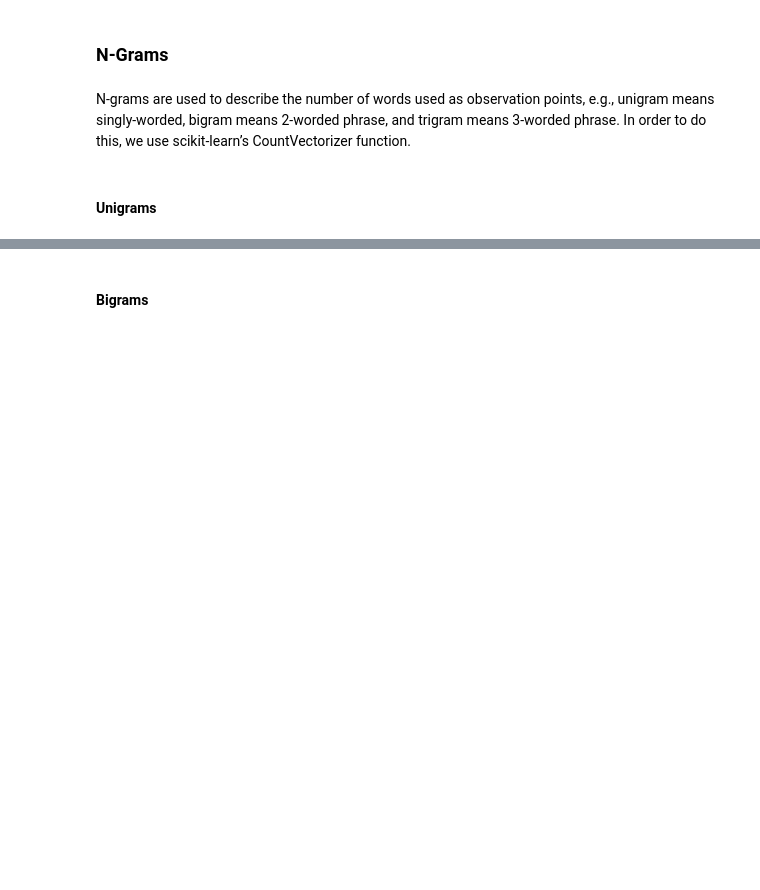
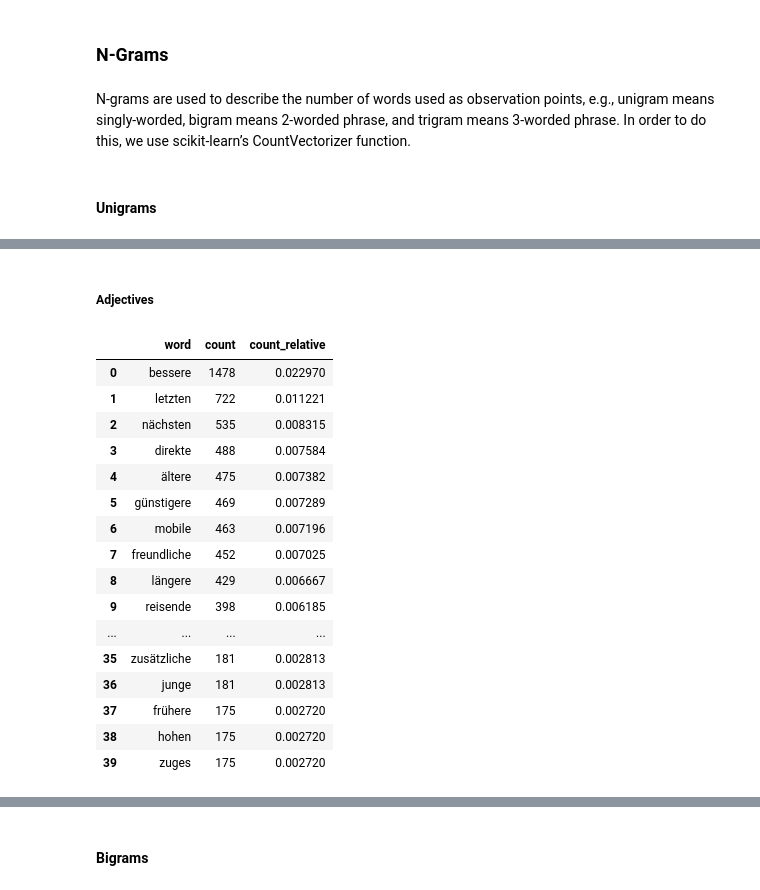
Before and after one commit to Faices/nlp-satisfaction, a Jupyter notebook: 03-EDA.ipynb, the cells around one changed output, grey strips where cells are left out. Drawn from its saved outputs; the diff is of its cells as text; code cells hidden in the pictures; blank space fills up the shorter version.

```diff
--- a/03-EDA.ipynb
+++ b/03-EDA.ipynb
@@ -466,0 +539,27 @@ pio.write_image(fig,"images/fig-Unigrams-"+label_plots+"-barchart.svg") #save fi
+# %% [markdown]
+##### Adjectives
+# %%
+common_words = get_top_n_ngrams(corpus=join_list_of_list(dataframe_selected['adjectives']), n=40, ngram_range=(1,1))
+#common_words = get_top_n_ngrams(corpus=dataframe_selected['text_preprocessed'], n=10, ngram_range=(1,1))
+
+unigrams = pd.DataFrame(common_words, columns = ['word' , 'count'])
+unigrams['count_relative']=(unigrams['count']/dataframe_selected_len)
+unigrams
+# %% [output]
+|  | word | count | count_relative |
+| 0 | bessere | 1478 | 0.022970 |
+| 1 | letzten | 722 | 0.011221 |
+| 2 | nächsten | 535 | 0.008315 |
+| 3 | direkte | 488 | 0.007584 |
+| 4 | ältere | 475 | 0.007382 |
+| 5 | günstigere | 469 | 0.007289 |
+| 6 | mobile | 463 | 0.007196 |
+| 7 | freundliche | 452 | 0.007025 |
+| 8 | längere | 429 | 0.006667 |
+| 9 | reisende | 398 | 0.006185 |
+| ... | ... | ... | ... |
+| 35 | zusätzliche | 181 | 0.002813 |
+| 36 | junge | 181 | 0.002813 |
+| 37 | frühere | 175 | 0.002720 |
+| 38 | hohen | 175 | 0.002720 |
+| 39 | zuges | 175 | 0.002720 |
```
Also changed, not shown: parts of 48 cells of this notebook, 26 other files.
